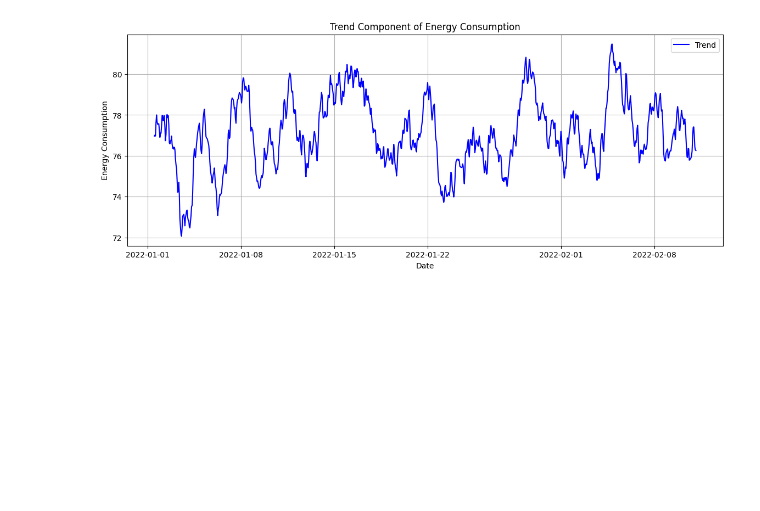
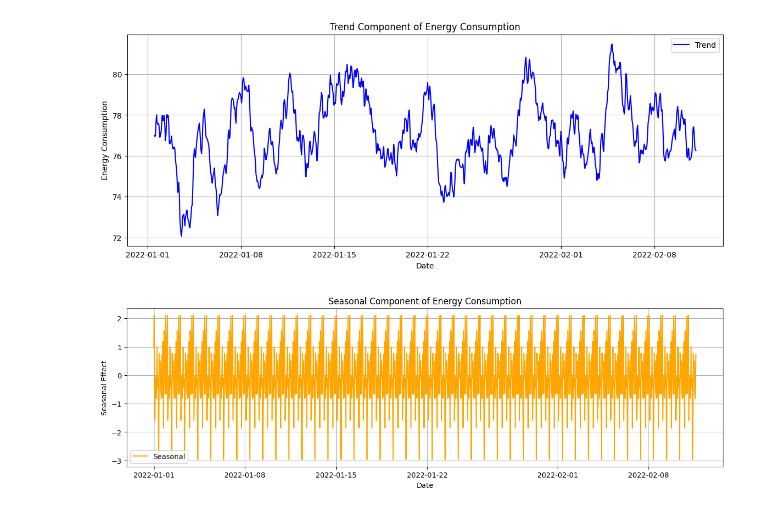
Before and after one commit to vijaivimu/TimeSeriesAnalysis, a Jupyter notebook: src/dataExploration.ipynb, the cells around one changed output. Saved outputs shown, nothing was run; the diff lists cells and outputs as text; code cells hidden in the pictures; blank space fills up the shorter version.

Commit message:
seasonal decompose

```diff
--- a/src/dataExploration.ipynb
+++ b/src/dataExploration.ipynb
@@ -366,3 +366,17 @@ plt.grid(True)
 plt.show()
 # %% [output]
 [figure]
+# %%
+import matplotlib.pyplot as plt
+
+# Plot only the seasonal component
+plt.figure(figsize=(15, 4))
+plt.plot(result.seasonal, color='orange', label='Seasonal')
+plt.title('Seasonal Component of Energy Consumption')
+plt.xlabel('Date')
+plt.ylabel('Seasonal Effect')
+plt.legend()
+plt.grid(True)
+plt.show()
+# %% [output]
+[figure, added]
```
Also changed, not shown: parts of 3 cells of this notebook.
